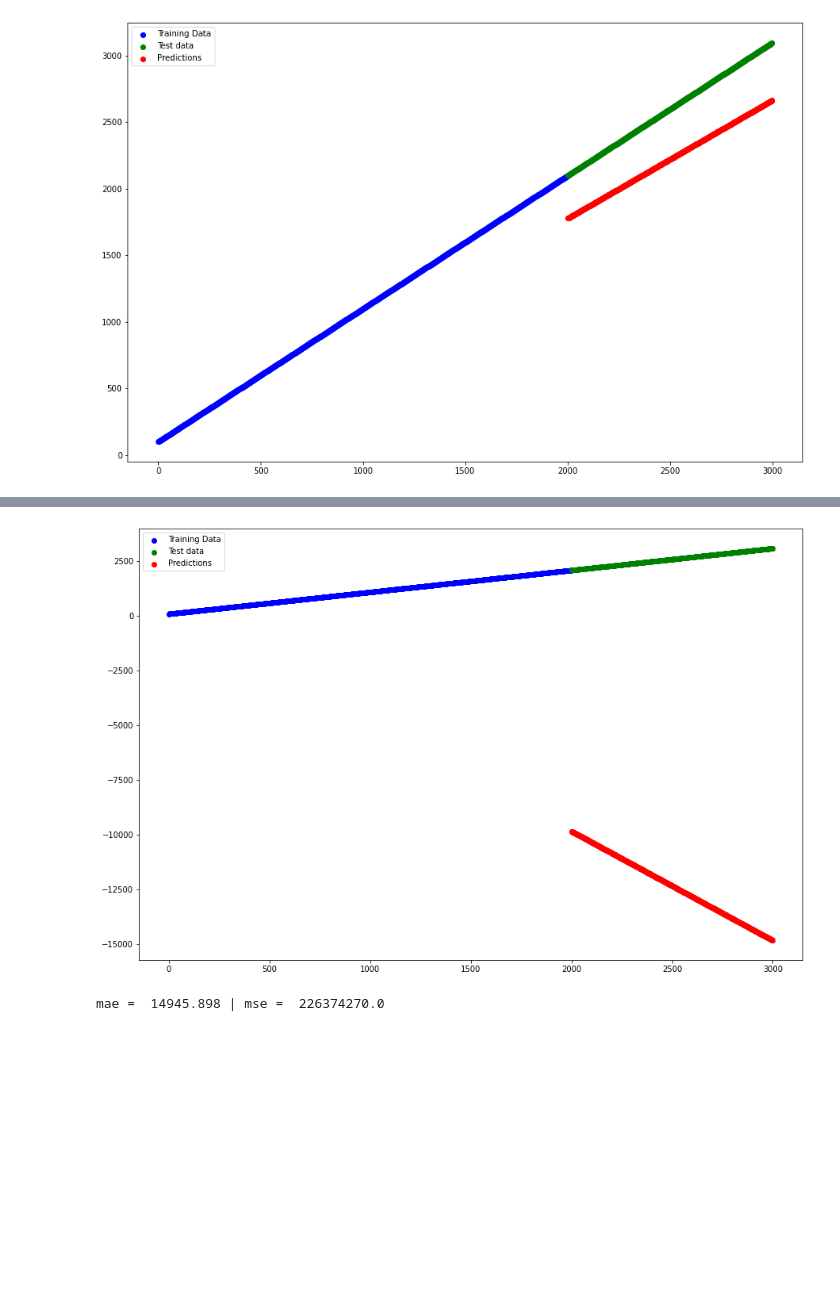
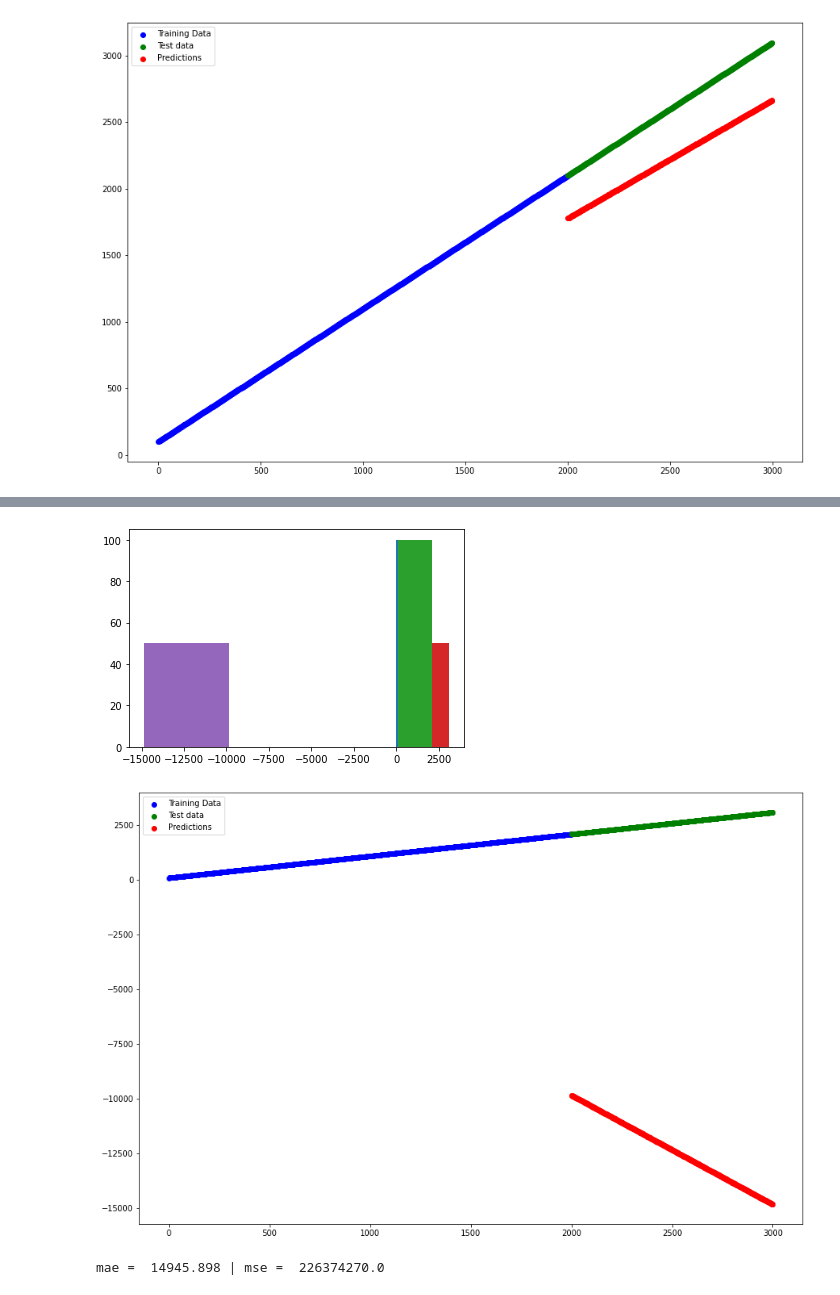
Before and after one commit to kevinsen-git/TF_Basics, a Jupyter notebook: Modelling_a_Genrated_Sequence.ipynb, the cells around one changed output, grey strips where cells are left out. Drawn from its saved outputs; the diff is of its cells as text; code cells hidden in the pictures; blank space fills up the shorter version.

```diff
--- a/Modelling_a_Genrated_Sequence.ipynb
+++ b/Modelling_a_Genrated_Sequence.ipynb
@@ -279,7 +279,12 @@ model.fit(X_train, y_train, epochs = 10)
 y_pred = model.predict(X_test)
 
 # Summary
+my_stats2(X_train)
+my_stats2(X_test)
+my_stats2(y_train)
+my_stats2(y_test)
 my_stats2(y_pred)
+
 
 # Get mase_mse
 my_mae_mse(y_test, y_pred)
@@ -306,5 +311,6 @@ Epoch 10/10
 mae =  14945.898 | mse =  226374270.0
-[figure, old version]
+[figure, new version]
+[figure, added]
 # %%
 # Calculate the mean absolute error and the mean squared error
 mae = tf.metrics.mean_absolute_error(y_test, tf.squeeze(y_pred))
```
Also changed, not shown: parts of 9 cells of this notebook.
